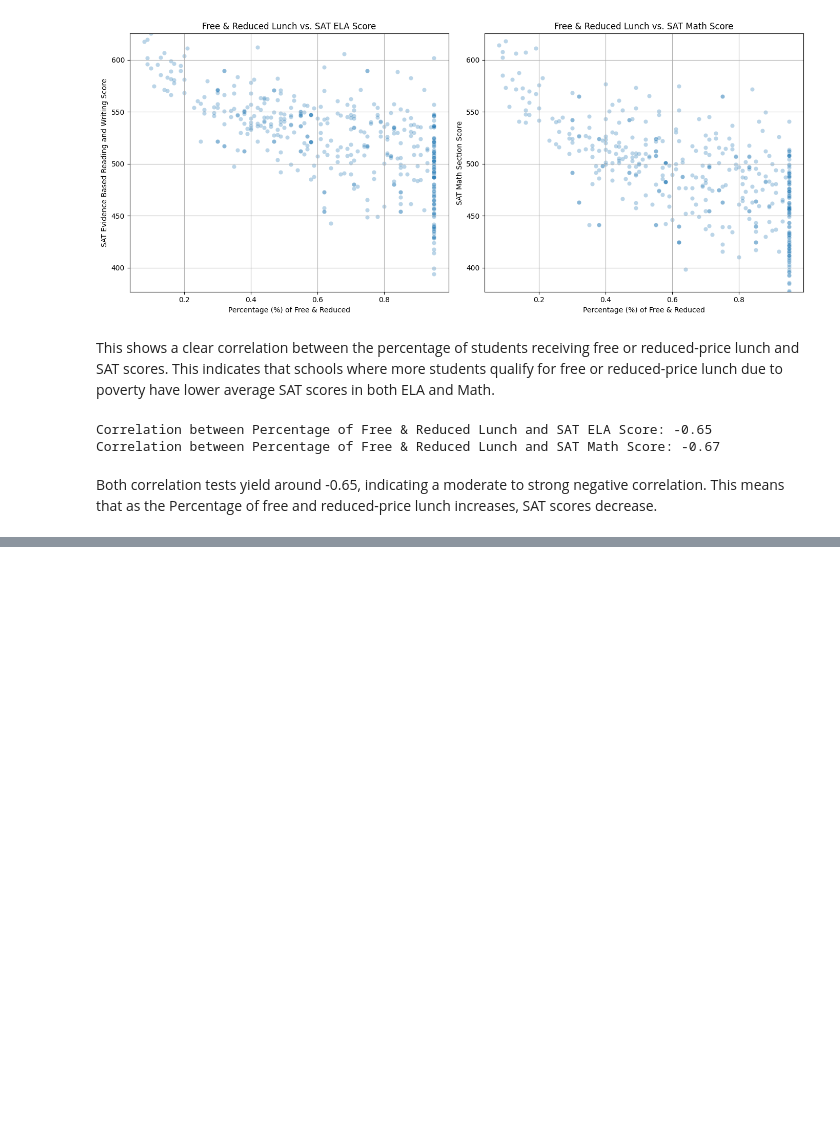
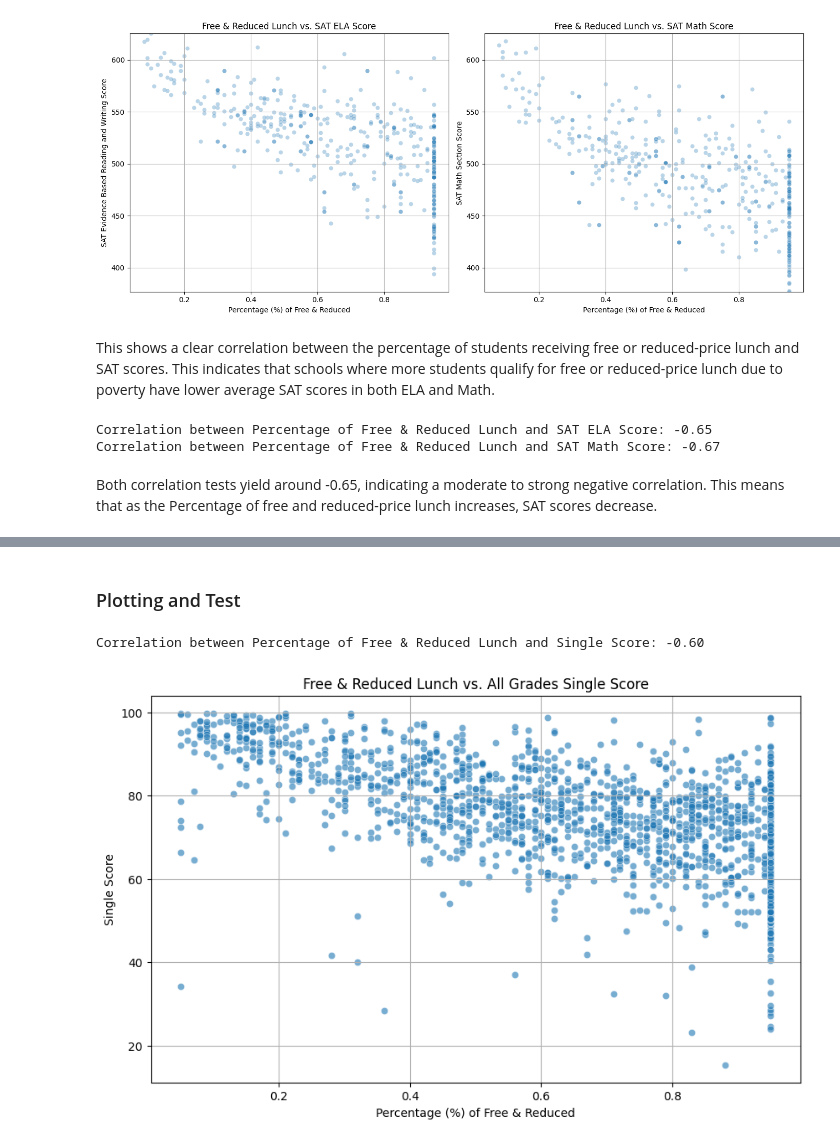
Before and after one commit to GGC-DSA/SatisfeedSchoolsDSA, a Jupyter notebook: docs-Spr2026/Food_Delivery_2026.ipynb, the cells around one changed output, grey strips where cells are left out. Saved outputs shown, nothing was run; the diff lists cells and outputs as text; code cells hidden in the pictures; blank space fills up the shorter version.

Commit message:
Updating jupyter notebook
The notebook will now contain the new dataset that will be used as well as the final analysis of the effects of food hunger on student performance

```diff
--- a/docs-Spr2026/Food_Delivery_2026.ipynb
+++ b/docs-Spr2026/Food_Delivery_2026.ipynb
@@ -973,0 +1045,5 @@ Both correlation tests yield around -0.65, indicating a moderate to strong negat
+# %%
+filtered_grades_df = school_grades_df[(school_grades_df['YEAR'] == 2025) & (school_grades_df['Level'] == 'SCHOOL')]
+columns_to_drop = ['YEAR', 'Level', 'SYS_SCH', 'RESA_NAME', 'SCHOOL_CODE_CHANGE_IND', 'Cluster', 'WEBSITE', 'PHONE_NUMBER', 'SSAS']
+filtered_grades_df = filtered_grades_df.drop(columns=columns_to_drop, errors='ignore')
+filtered_grades_df.head()
@@ -973,0 +1057,3 @@ Both correlation tests yield around -0.65, indicating a moderate to strong negat
+# %%
+df = pd.read_csv('Head count of Free and Reduced Lunch.csv')
+df.head()
@@ -973,0 +1067,6 @@ Both correlation tests yield around -0.65, indicating a moderate to strong negat
+# %%
+df_cleaned = df.dropna(subset=['School ID']).copy()
+df_cleaned['School ID'] = df_cleaned['School ID'].astype(int)
+df_cleaned['School Name'] = df_cleaned['School Name'].str.upper().str.strip()
+df_cleaned_unique = df_cleaned.drop_duplicates(subset=['School Name'], keep='first')
+df_cleaned_unique.head()
@@ -973,0 +1080,53 @@ Both correlation tests yield around -0.65, indicating a moderate to strong negat
+# %% [markdown]
+### Plotting and Test
+# %%
+import matplotlib.pyplot as plt
+import seaborn as sns
+
+# Standardize 'SCHOOLNAME' in filtered_grades_df for merging
+filtered_grades_df['SCHOOLNAME'] = filtered_grades_df['SCHOOLNAME'].str.upper().str.strip()
+
+# Ensure filtered_grades_df has unique school names to prevent duplicates during merge
+# If a school has multiple entries (e.g., for different grade levels), this will keep the first one.
+filtered_grades_df_unique = filtered_grades_df.drop_duplicates(subset=['SCHOOLNAME'], keep='first').copy()
+
+# Merge df_cleaned_unique (which has 'Percentage (%) of Free & Reduced') with filtered_grades_df_unique
+merged_single_score_df = pd.merge(
+    df_cleaned_unique[['School Name', 'Percentage (%) of Free & Reduced']],
+    filtered_grades_df_unique[['SCHOOLNAME', 'SINGLESCORE']],
+    left_on='School Name',
+    right_on='SCHOOLNAME',
+    how='inner'
+)
+
+# Drop the duplicate school name column and rename for consistency
+merged_single_score_df = merged_single_score_df.drop(columns=['SCHOOLNAME'])
+
+# Convert 'SINGLESCORE' to numeric, coercing errors to NaN
+merged_single_score_df['SINGLESCORE'] = pd.to_numeric(merged_single_score_df['SINGLESCORE'], errors='coerce')
+
+# Drop rows where 'SINGLESCORE' is NaN after conversion for accurate correlation and plotting
+merged_single_score_df.dropna(subset=['SINGLESCORE'], inplace=True)
+
+# Calculate correlation
+corr_single_score = merged_single_score_df['Percentage (%) of Free & Reduced'].corr(merged_single_score_df['SINGLESCORE'])
+
+print(f"Correlation between Percentage of Free & Reduced Lunch and Single Score: {corr_single_score:.2f}")
+print()
+
+# Create scatter plot
+plt.figure(figsize=(10, 6))
+sns.scatterplot(
+    x='Percentage (%) of Free & Reduced',
+    y='SINGLESCORE',
+    data=merged_single_score_df,
+    alpha=0.6
+)
+plt.title('Free & Reduced Lunch vs. All Grades Single Score')
+plt.xlabel('Percentage (%) of Free & Reduced')
+plt.ylabel('Single Score')
+plt.grid(True)
+plt.show()
+# %% [output]
+Correlation between Percentage of Free & Reduced Lunch and Single Score: -0.60
+[figure, added]
```
Also changed, not shown: parts of 18 cells of this notebook.
